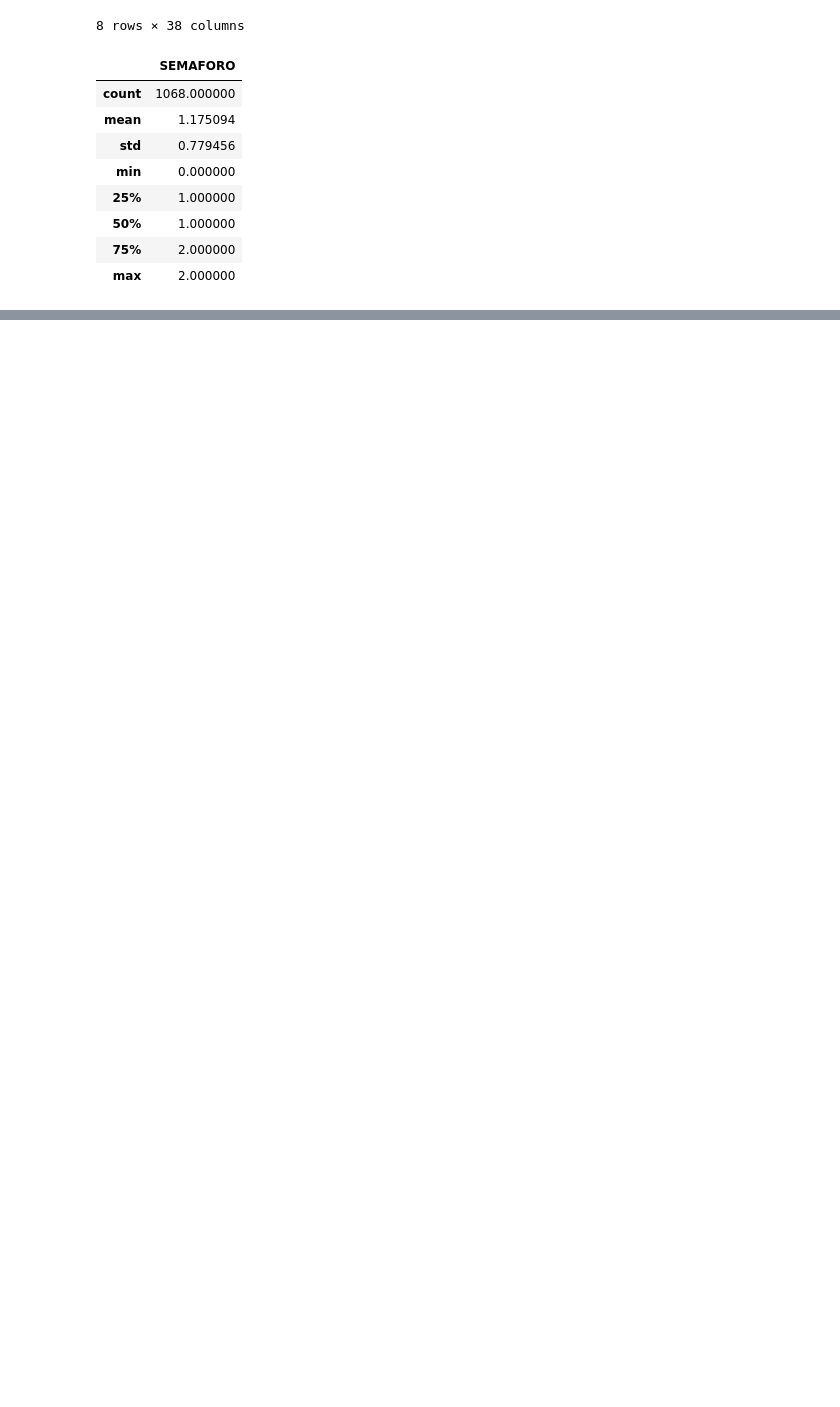
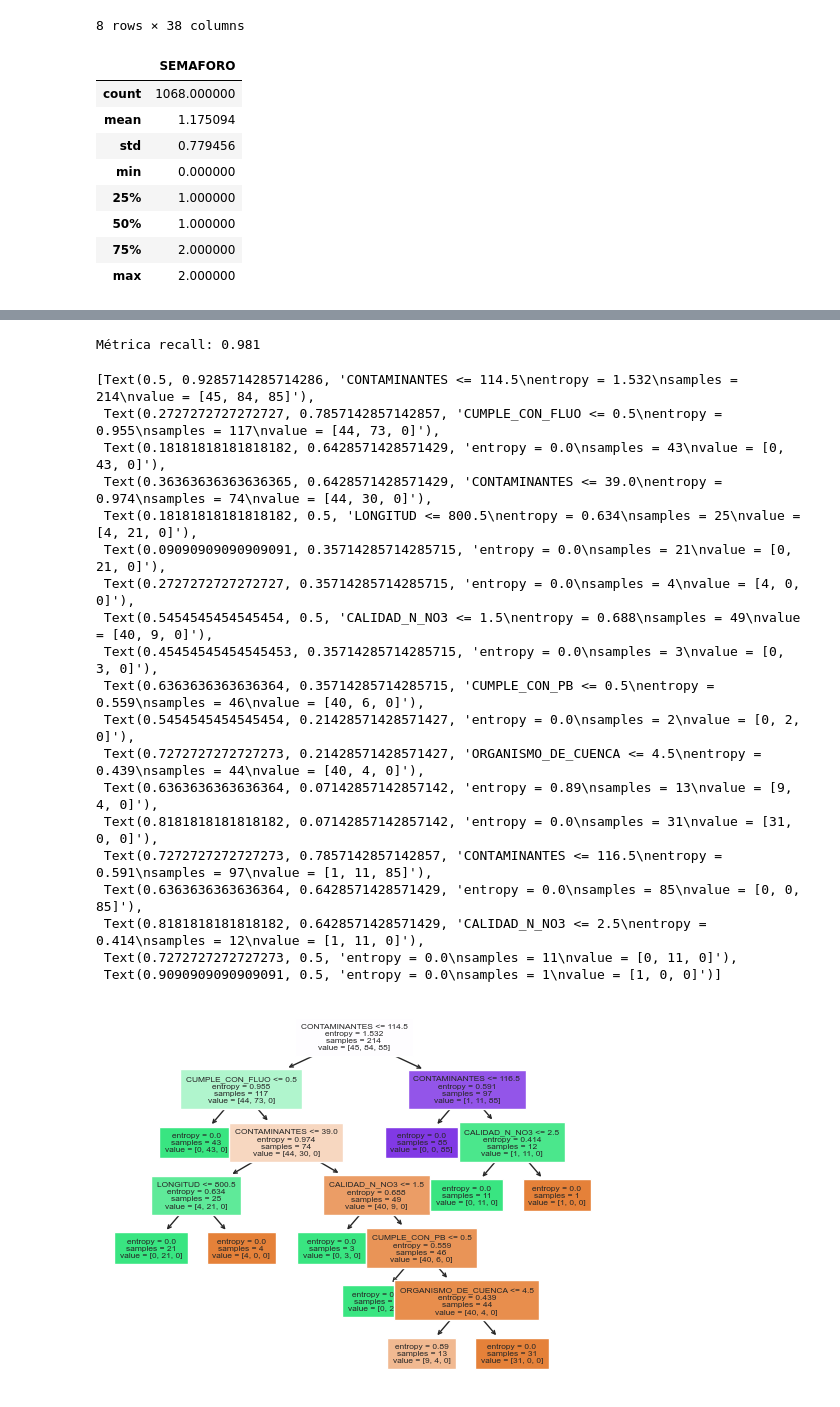
Before and after one commit to PosgradoMNA/actividades-del-projecto-96, a Jupyter notebook: Reto/Reto_calidad_agua_2.ipynb, the cells around one changed output, grey strips where cells are left out. Drawn from its saved outputs; the diff is of its cells as text; code cells hidden in the pictures; blank space fills up the shorter version.

```diff
--- a/Reto/Reto_calidad_agua_2.ipynb
+++ b/Reto/Reto_calidad_agua_2.ipynb
@@ -300,0 +266,27 @@ Feature: 37, Score: 0.00000
+# %%
+predicciones = arbolOptimo.predict(Xtest)
+
+print("Métrica recall: %.3f \n" %(recall_score(Ytest, predicciones,average='weighted')))
+tree.plot_tree(arbolOptimo,feature_names=Xtest.columns, filled = True,fontsize=6)
+# %% [output]
+Métrica recall: 0.981
+[Text(0.5, 0.9285714285714286, 'CONTAMINANTES <= 114.5\nentropy = 1.532\nsamples = 214\nvalue = [45, 84, 85]'),
+ Text(0.2727272727272727, 0.7857142857142857, 'CUMPLE_CON_FLUO <= 0.5\nentropy = 0.955\nsamples = 117\nvalue = [44, 73, 0]'),
+ Text(0.18181818181818182, 0.6428571428571429, 'entropy = 0.0\nsamples = 43\nvalue = [0, 43, 0]'),
+ Text(0.36363636363636365, 0.6428571428571429, 'CONTAMINANTES <= 39.0\nentropy = 0.974\nsamples = 74\nvalue = [44, 30, 0]'),
+ Text(0.18181818181818182, 0.5, 'LONGITUD <= 800.5\nentropy = 0.634\nsamples = 25\nvalue = [4, 21, 0]'),
+ Text(0.09090909090909091, 0.35714285714285715, 'entropy = 0.0\nsamples = 21\nvalue = [0, 21, 0]'),
+ Text(0.2727272727272727, 0.35714285714285715, 'entropy = 0.0\nsamples = 4\nvalue = [4, 0, 0]'),
+ Text(0.5454545454545454, 0.5, 'CALIDAD_N_NO3 <= 1.5\nentropy = 0.688\nsamples = 49\nvalue = [40, 9, 0]'),
+ Text(0.45454545454545453, 0.35714285714285715, 'entropy = 0.0\nsamples = 3\nvalue = [0, 3, 0]'),
+ Text(0.6363636363636364, 0.35714285714285715, 'CUMPLE_CON_PB <= 0.5\nentropy = 0.559\nsamples = 46\nvalue = [40, 6, 0]'),
+ Text(0.5454545454545454, 0.21428571428571427, 'entropy = 0.0\nsamples = 2\nvalue = [0, 2, 0]'),
+ Text(0.7272727272727273, 0.21428571428571427, 'ORGANISMO_DE_CUENCA <= 4.5\nentropy = 0.439\nsamples = 44\nvalue = [40, 4, 0]'),
+ Text(0.6363636363636364, 0.07142857142857142, 'entropy = 0.89\nsamples = 13\nvalue = [9, 4, 0]'),
+ Text(0.8181818181818182, 0.07142857142857142, 'entropy = 0.0\nsamples = 31\nvalue = [31, 0, 0]'),
+ Text(0.7272727272727273, 0.7857142857142857, 'CONTAMINANTES <= 116.5\nentropy = 0.591\nsamples = 97\nvalue = [1, 11, 85]'),
+ Text(0.6363636363636364, 0.6428571428571429, 'entropy = 0.0\nsamples = 85\nvalue = [0, 0, 85]'),
+ Text(0.8181818181818182, 0.6428571428571429, 'CALIDAD_N_NO3 <= 2.5\nentropy = 0.414\nsamples = 12\nvalue = [1, 11, 0]'),
+ Text(0.7272727272727273, 0.5, 'entropy = 0.0\nsamples = 11\nvalue = [0, 11, 0]'),
+ Text(0.9090909090909091, 0.5, 'entropy = 0.0\nsamples = 1\nvalue = [1, 0, 0]')]
+[figure, added]
```
Also changed, not shown: parts of 6 cells of this notebook.
